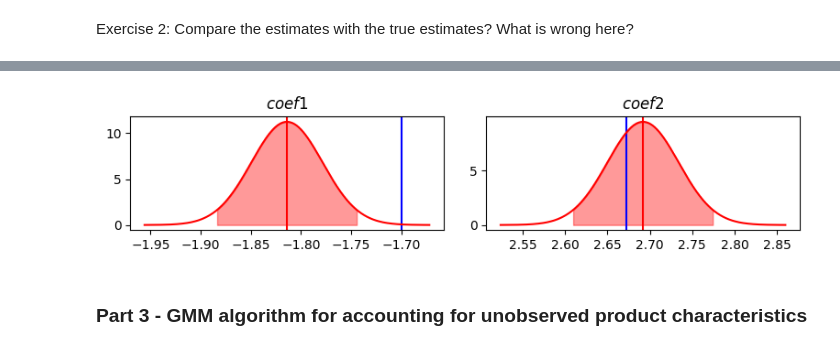
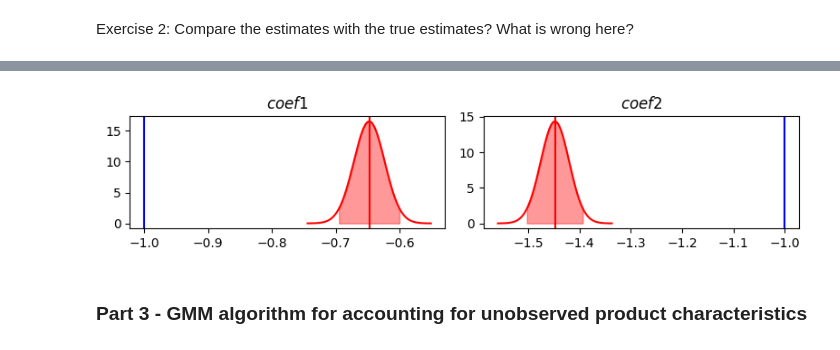
Before and after one commit to anuscabc/v2_assignment, a Jupyter notebook: assignment.ipynb, the cells around one changed output, grey strips where cells are left out. Saved outputs shown, nothing was run; the diff lists cells and outputs as text; code cells hidden in the pictures.

Commit message:
almost all the stuff done for the simulation

```diff
--- a/assignment.ipynb
+++ b/assignment.ipynb
@@ -100,0 +57,3 @@ print(df)
+# %%
+df = pd.read_csv("simulation_data.csv")
+print(df)
@@ -170,3 +118,7 @@ y  = np.log(market_object.market_shares) - np.log(outside_good_share)
+# %%
+df_group_marked_id = df.groupby('market_ids').sum()
+outside_good_share = np.repeat((1 - np.array(df_group_marked_id['shares'])), 10)
+y = np.log(df['shares']) - np.log(outside_good_share)
 # %%
 x = df[['prices','char1', 'xi']]
 # with sklearn
@@ -206,28 +147,28 @@ dtype: float64
 # %%
 # Additional visualization students do not need to do this but it is good for
 # visualization
 
 fig, axes = plt.subplots(1, 2, figsize=(8, 2))
 
 for i,ax in enumerate(axes.flatten()):
-    ax.axvline(np.vstack((market_object.alpha_mean, market_object.beta_0))[i], label="true", color="blue")
+    ax.axvline(np.vstack((-1., -1.))[i], label="true", color="blue")
 
     # Plot (distribution of) estimated coefficient
     mu = mod.params[i]
     sigma = mod.bse[i]
     x1 = np.linspace(mu - 4*sigma, mu + 4*sigma, 1000)
     x2 = np.linspace(mu - 1.96*sigma, mu + 1.96*sigma, 1000)
 
     ax.axvline(mu, label="estimated", color="red")
     ax.plot(x1, norm.pdf(x1, mu, sigma), color="red")
     ax.fill_between(x2, norm.pdf(x2, mu, sigma), color="red", alpha=0.4)
 
     ax.set_title(f"$coef{i+1}$")
 
 plt.tight_layout()
 plt.show()
 # %% [output]
-[figure, old version]
+[figure, new version]
 # %% [markdown]
 ### Part 3 - GMM algorithm for accounting for unobserved product characteristics
 # %% [markdown]
```
Also changed, not shown: parts of 23 cells of this notebook, 3 other files.
